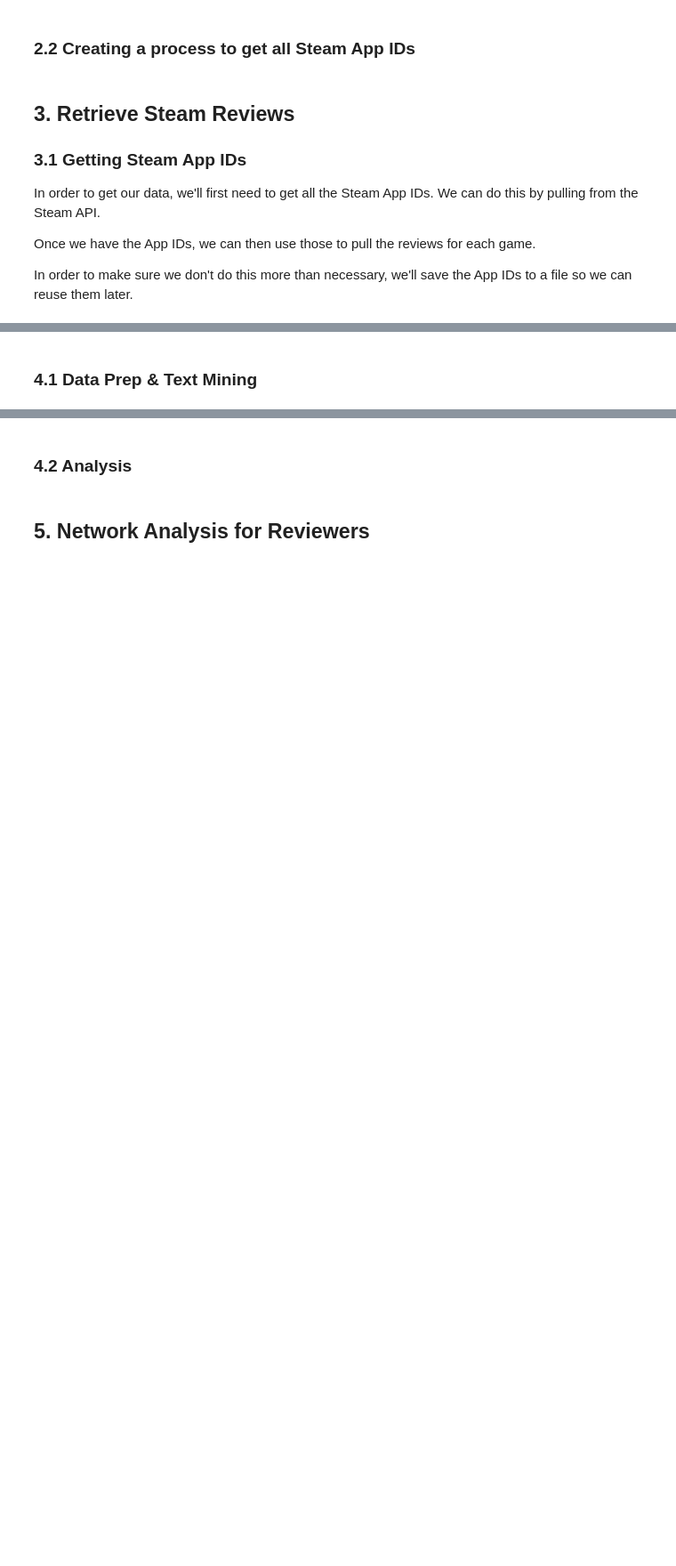
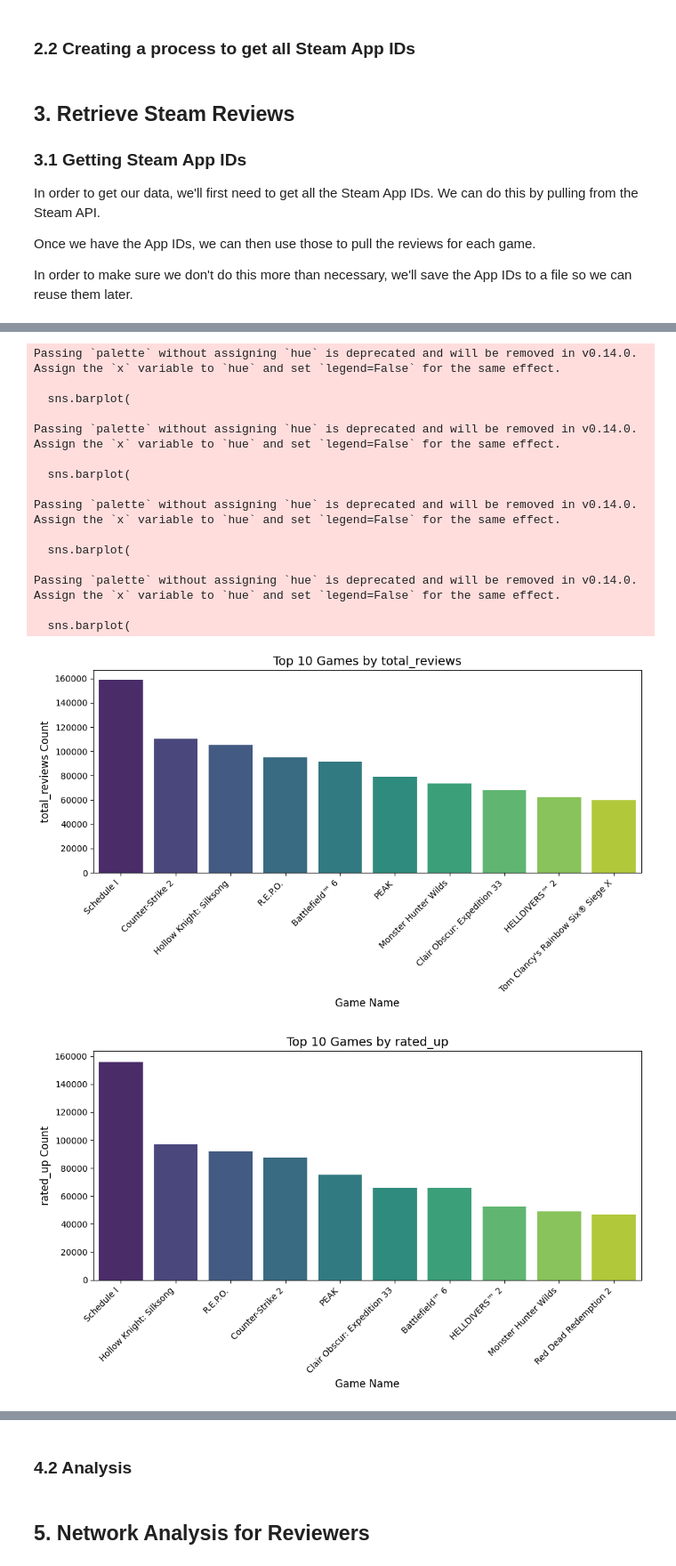
Before and after one commit to naomibuell/DATA620, a Jupyter notebook: final_project/final_project.ipynb, the cells around one changed output, grey strips where cells are left out. Shown: that part at 89% size. Drawn from its saved outputs; the diff is of its cells as text; code cells hidden in the pictures; blank space fills up the shorter version.

```diff
--- a/final_project/final_project.ipynb
+++ b/final_project/final_project.ipynb
@@ -213,21 +273,32 @@ In order to make sure we don't do this more than necessary, we'll save the App I
 with open('top_100_steam_app_ids.pkl', 'rb') as f:
     top_100 = pickle.load(f)
 
+# Fetch the complete list of Steam applications
+app_id_list = get_all_steam_appids()
+
 # Iterate over all Steam apps and fetch reviews for the top 100
-for steam_app in get_all_steam_appids():
-
+for steam_app in app_id_list:
 
     # Skip apps not in the top 100
     if steam_app['appid'] not in top_100:
         continue
     else:
+
         # Prepare the save filepath
         save_filename = f"{steam_app['appid']}.json"
         save_filepath = f"data/{save_filename}"
+        zip_filepath = f"data/{steam_app['appid']}.zip"
+
+        print(zip_filepath)
 
         # Check if the file already exists
         if os.path.exists(save_filepath):
-            print(f'Game "{steam_app['name']}" data already downloaded. Skipping.')
+            print(f'Game "{steam_app['name']}" data already available. Skipping.')
+
+        # Check if the zip version of the file exists
+        elif os.path.exists(zip_filepath):
+            print(f'Game "{steam_app['name']}" data zipped. Unzipping.')
+            zipfile.ZipFile(zip_filepath, 'r').extractall(os.path.dirname(zip_filepath))
 
         # If not, fetch and save the reviews
         else:
@@ -260,2 +411,0 @@ NameError: name 'DATA_FOLDER' is not defined
-# %% [markdown]
-### 4.1 Data Prep & Text Mining
@@ -261,0 +444,49 @@ NameError: name 'DATA_FOLDER' is not defined
+# %%
+# Creating a DataFrame for visualization
+viz_1_df = pd.DataFrame.from_dict(review_ratios, orient='index')
+viz_1_df.index.name = 'AppID'
+
+viz_1_df['total_reviews'] = viz_1_df['rated_up'] + viz_1_df['rated_down']
+
+metrics_to_plot = [
+    'total_reviews',
+    'rated_up',
+    'rated_down',
+    'percent_positive'
+]
+
+for metric in metrics_to_plot:
+    t_viz_df = viz_1_df.copy().sort_values(by=metric, ascending=False).head(10).reset_index()
+
+    plt.figure(figsize=(10, 6))
+    sns.barplot(
+        data=t_viz_df,
+        x='name',
+        y=metric,
+        palette="viridis",
+        order=t_viz_df['name']
+    )
+
+    plt.title(f'Top 10 Games by {metric}', fontsize=14)
+    plt.xlabel('Game Name', fontsize=12)
+    plt.ylabel(f'{metric} Count', fontsize=12)
+    plt.xticks(rotation=45, ha='right')
+    plt.tight_layout()
+# %% [output]
+Passing `palette` without assigning `hue` is deprecated and will be removed in v0.14.0. Assign the `x` variable to `hue` and set `legend=False` for the same effect.
+
+  sns.barplot(
+
+Passing `palette` without assigning `hue` is deprecated and will be removed in v0.14.0. Assign the `x` variable to `hue` and set `legend=False` for the same effect.
+
+  sns.barplot(
+
+Passing `palette` without assigning `hue` is deprecated and will be removed in v0.14.0. Assign the `x` variable to `hue` and set `legend=False` for the same effect.
+
+  sns.barplot(
+
+Passing `palette` without assigning `hue` is deprecated and will be removed in v0.14.0. Assign the `x` variable to `hue` and set `legend=False` for the same effect.
+
+  sns.barplot(
+[figure, added]
+[figure, added]
```
Also changed, not shown: parts of 15 cells of this notebook, 1 other file.
